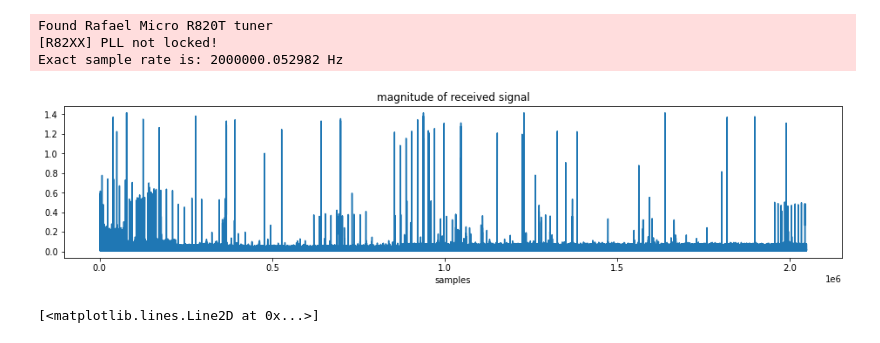
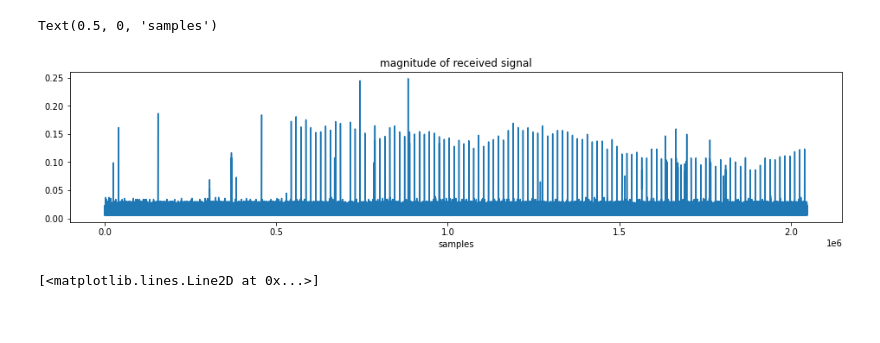
Before and after one commit to kaichenhaun/490-ADS-B, a Jupyter notebook: adsbprototype.ipynb, the cells around one changed output. Drawn from its saved outputs; the diff is of its cells as text; code cells hidden in the pictures.

```diff
--- a/adsbprototype.ipynb
+++ b/adsbprototype.ipynb
@@ -50,47 +50,45 @@ sdr.valid_gains_db
 # %%
 # sdr.close()
 
-fs = 1e6
-f0 = 88.4e6
-sdr = RtlSdr()
-sdr.set_sample_rate(2000000)    # sampling rate
-sdr.set_center_freq(1090e6)
+# fs = 1e6
+# f0 = 88.4e6
+# sdr = RtlSdr()
+# sdr.set_sample_rate(2000000)    # sampling rate
+# sdr.set_center_freq(1090e6)
 
-gain = sdr.valid_gains_db[len(sdr.valid_gains_db)//2 + 2]
+# gain = sdr.valid_gains_db[len(sdr.valid_gains_db)//2 + 2]
 
 
-N_samples = 2048000  # approximately 2 seconds
-y = sdr.read_samples(N_samples)   # get samples
+# N_samples = 2048000  # approximately 2 seconds
+# y = sdr.read_samples(N_samples)   # get samples
+y = np.load("adsb.npy")
 
-
-samples = y[0:8000]
+# samples = y[0:8000]
 
 # windowed_y = np.kaiser(len(samples), 6)*samples
 
 # Y_w = np.fft.fft( windowed_y )
 # Y_w = np.fft.fftshift(Y_w)
 # f = np.linspace(f0 - fs/2, f0 + fs/2, len(Y_w))
 
 # # Plot
 # width, height = figaspect(0.2)
 # fig=plt.figure(figsize=(width,height))
 # plt.semilogy( f/1e6, abs(Y_w)), plt.xlabel('frequency [MHz]');
 # plt.title('spectrum');
 
 
 # Plotting code
 width, height = figaspect(0.2)
 fig = figure(figsize=(width, height))
 plot(abs(y))
 title('magnitude of received signal')
 xlabel('samples')
 
-sdr.close()
+# sdr.close()
 # %% [output]
-Found Rafael Micro R820T tuner
-[R82XX] PLL not locked!
-Exact sample rate is: 2000000.052982 Hz
+Text(0.5, 0, 'samples')
-[figure, old version]
+[figure, new version]
 # %%
 fs = 2000000
 newy = abs(y) / max(abs(y))
```
Also changed, not shown: parts of 6 cells of this notebook, 1 other file.
